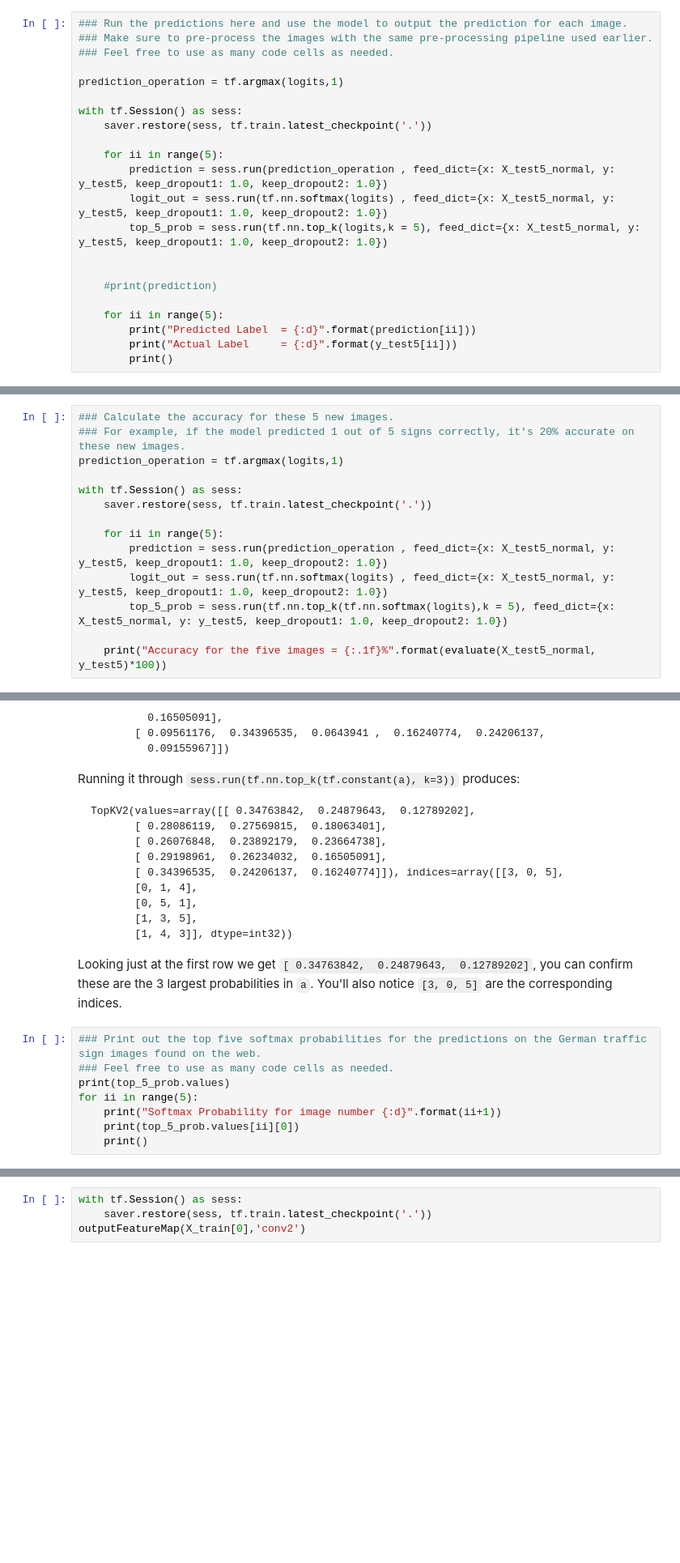
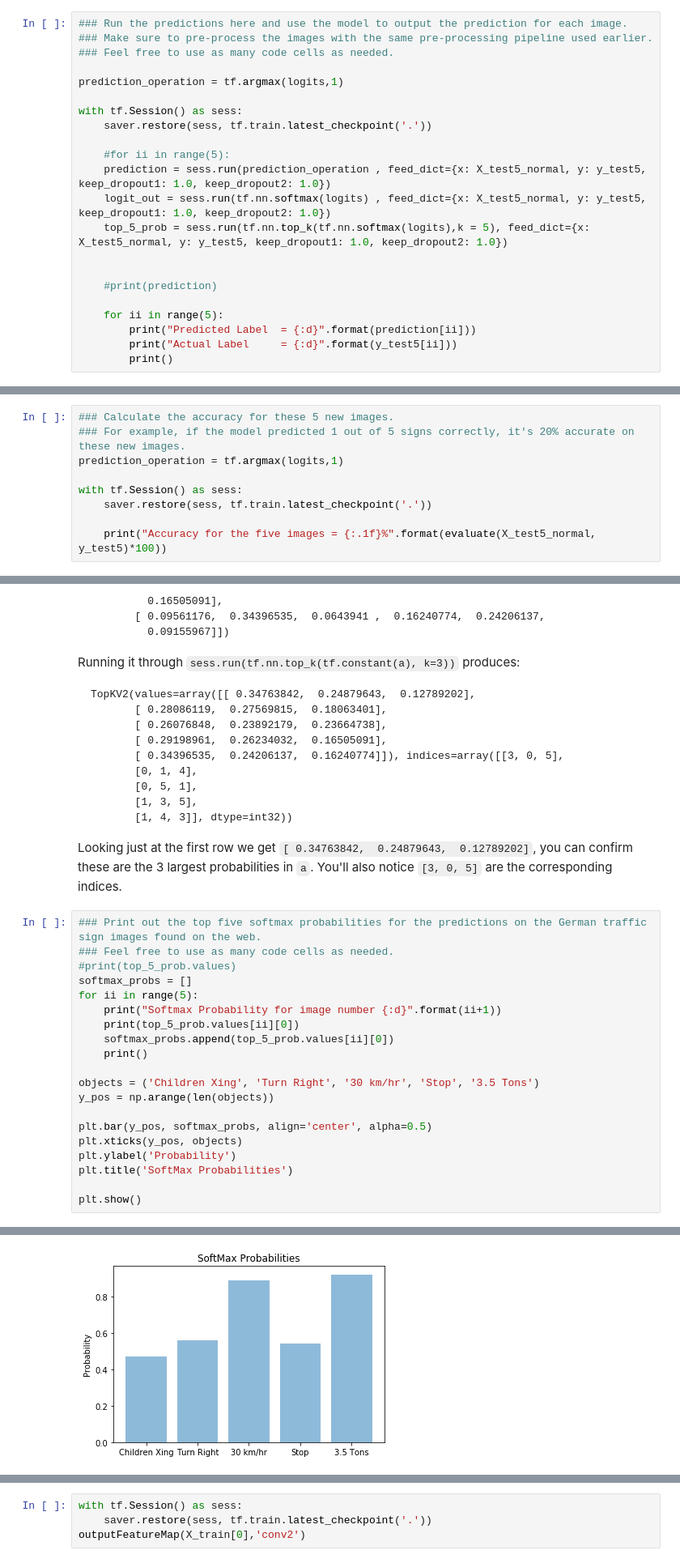
Before and after one commit to avernethy/CarND-Traffic-Sign-Classifier-Project, a Jupyter notebook: Traffic_Sign_Classifier.ipynb, the cells around one changed output, grey strips where cells are left out. Shown: that part at 81% size. Cells and saved outputs as stored; diff of their text form; blank space fills up the shorter version.

Commit message:
Complete write up without StandOuts Clean up notebook Add bar chart Add test set evaluate

```diff
--- a/Traffic_Sign_Classifier.ipynb
+++ b/Traffic_Sign_Classifier.ipynb
@@ -624,10 +629,10 @@ prediction_operation = tf.argmax(logits,1)
 with tf.Session() as sess:
     saver.restore(sess, tf.train.latest_checkpoint('.'))
 
-    for ii in range(5):
-        prediction = sess.run(prediction_operation , feed_dict={x: X_test5_normal, y: y_test5, keep_dropout1: 1.0, keep_dropout2: 1.0})
-        logit_out = sess.run(tf.nn.softmax(logits) , feed_dict={x: X_test5_normal, y: y_test5, keep_dropout1: 1.0, keep_dropout2: 1.0})
-        top_5_prob = sess.run(tf.nn.top_k(logits,k = 5), feed_dict={x: X_test5_normal, y: y_test5, keep_dropout1: 1.0, keep_dropout2: 1.0})
+    #for ii in range(5):
+    prediction = sess.run(prediction_operation , feed_dict={x: X_test5_normal, y: y_test5, keep_dropout1: 1.0, keep_dropout2: 1.0})
+    logit_out = sess.run(tf.nn.softmax(logits) , feed_dict={x: X_test5_normal, y: y_test5, keep_dropout1: 1.0, keep_dropout2: 1.0})
+    top_5_prob = sess.run(tf.nn.top_k(tf.nn.softmax(logits),k = 5), feed_dict={x: X_test5_normal, y: y_test5, keep_dropout1: 1.0, keep_dropout2: 1.0})
 
 
     #print(prediction)
@@ -661,11 +666,6 @@ prediction_operation = tf.argmax(logits,1)
 with tf.Session() as sess:
     saver.restore(sess, tf.train.latest_checkpoint('.'))
 
-    for ii in range(5):
-        prediction = sess.run(prediction_operation , feed_dict={x: X_test5_normal, y: y_test5, keep_dropout1: 1.0, keep_dropout2: 1.0})
-        logit_out = sess.run(tf.nn.softmax(logits) , feed_dict={x: X_test5_normal, y: y_test5, keep_dropout1: 1.0, keep_dropout2: 1.0})
-        top_5_prob = sess.run(tf.nn.top_k(tf.nn.softmax(logits),k = 5), feed_dict={x: X_test5_normal, y: y_test5, keep_dropout1: 1.0, keep_dropout2: 1.0})
-
     print("Accuracy for the five images = {:.1f}%".format(evaluate(X_test5_normal, y_test5)*100))
 # %% [output]
 Accuracy for the five images = 60.0%
@@ -712,9 +712,21 @@ Looking just at the first row we get `[ 0.34763842,  0.24879643,  0.12789202]`,
 # %%
 ### Print out the top five softmax probabilities for the predictions on the German traffic sign images found on the web.
 ### Feel free to use as many code cells as needed.
-print(top_5_prob.values)
+#print(top_5_prob.values)
+softmax_probs = []
 for ii in range(5):
     print("Softmax Probability for image number {:d}".format(ii+1))
     print(top_5_prob.values[ii][0])
+    softmax_probs.append(top_5_prob.values[ii][0])
     print()
+
+objects = ('Children Xing', 'Turn Right', '30 km/hr', 'Stop', '3.5 Tons')
+y_pos = np.arange(len(objects))
+
+plt.bar(y_pos, softmax_probs, align='center', alpha=0.5)
+plt.xticks(y_pos, objects)
+plt.ylabel('Probability')
+plt.title('SoftMax Probabilities')
+
+plt.show()
 # %% [output]
@@ -734,4 +743,5 @@ Softmax Probability for image number 1
 0.542856
 
 Softmax Probability for image number 5
 0.920294
+[figure, added]
```
Also changed, not shown: parts of 6 cells of this notebook, 8 other files.
